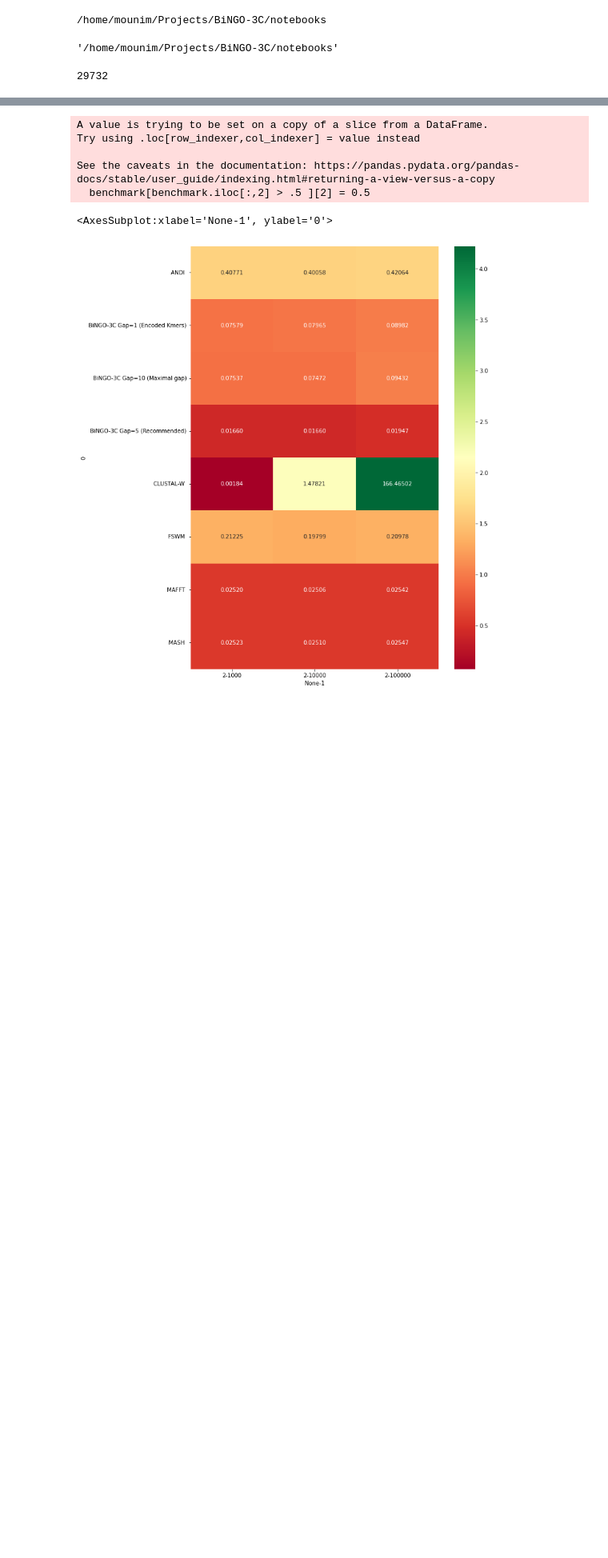
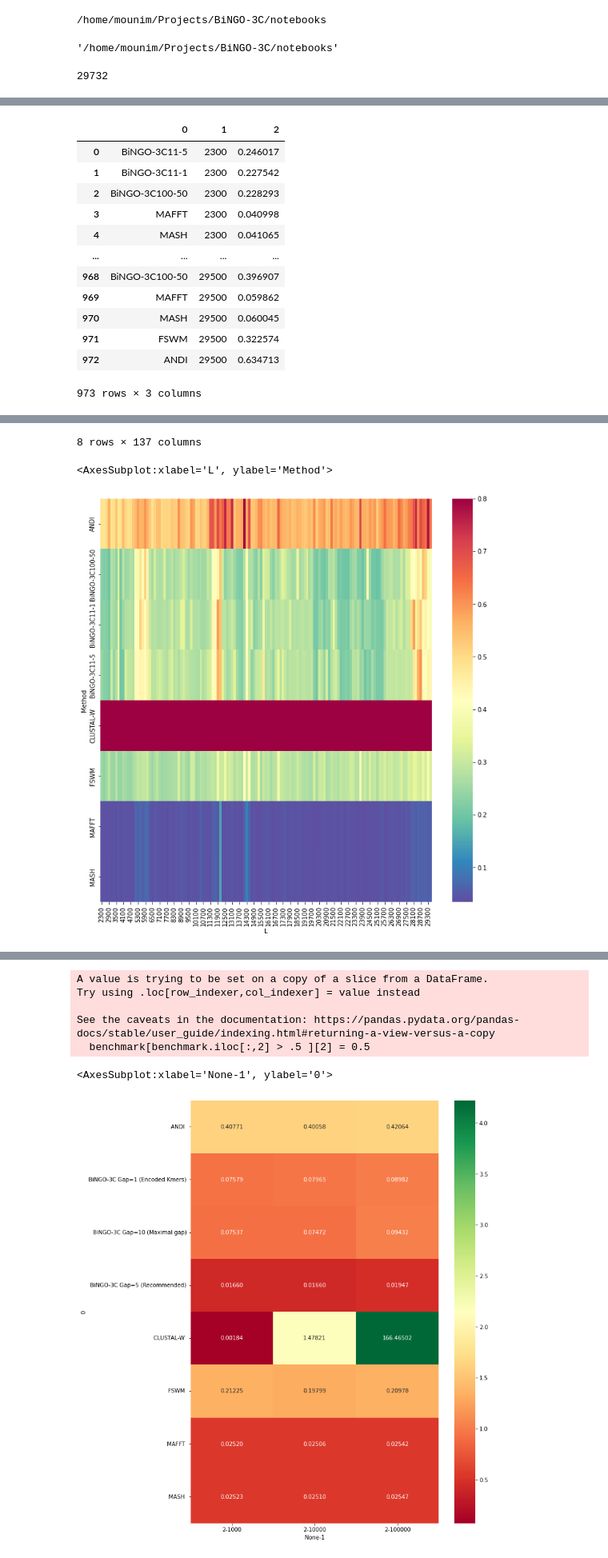
Before and after one commit to mouneem/BiNGO-3C, a Jupyter notebook: notebooks/workflow/Benchmark.ipynb, the cells around one changed output, grey strips where cells are left out. Shown: that part at 80% size. Cells and saved outputs as stored; diff of their text form; code cells hidden in the pictures; blank space fills up the shorter version.

```diff
--- a/notebooks/workflow/Benchmark.ipynb
+++ b/notebooks/workflow/Benchmark.ipynb
@@ -241,0 +164,26 @@ each sequence must be longer than 1000 base pairs
+# %%
+thr = .8
+df = pd.read_csv('perf.txt', header=None)
+display(df)
+df.columns = ['Method','L','t']
+M = pd.pivot_table(data = df, columns='L', index='Method', values='t')
+# print(M.max(axis=1))
+M[M>thr] = thr
+display(M)
+M = M.fillna(thr)
+plt.subplots(figsize=[12,12])
+sns.heatmap(M, cmap='Spectral_r')
+# %% [output]
+|  | 0 | 1 | 2 |
+| 0 | BiNGO-3C11-5 | 2300 | 0.246017 |
+| 1 | BiNGO-3C11-1 | 2300 | 0.227542 |
+| 2 | BiNGO-3C100-50 | 2300 | 0.228293 |
+| 3 | MAFFT | 2300 | 0.040998 |
+| 4 | MASH | 2300 | 0.041065 |
+| ... | ... | ... | ... |
+| 968 | BiNGO-3C100-50 | 29500 | 0.396907 |
+| 969 | MAFFT | 29500 | 0.059862 |
+| 970 | MASH | 29500 | 0.060045 |
+| 971 | FSWM | 29500 | 0.322574 |
+| 972 | ANDI | 29500 | 0.634713 |
+973 rows × 3 columns
@@ -241,0 +200,3 @@ each sequence must be longer than 1000 base pairs
+8 rows × 137 columns
+<AxesSubplot:xlabel='L', ylabel='Method'>
+[figure, added]
```
Also changed, not shown: parts of 6 cells of this notebook, 14 other files.
